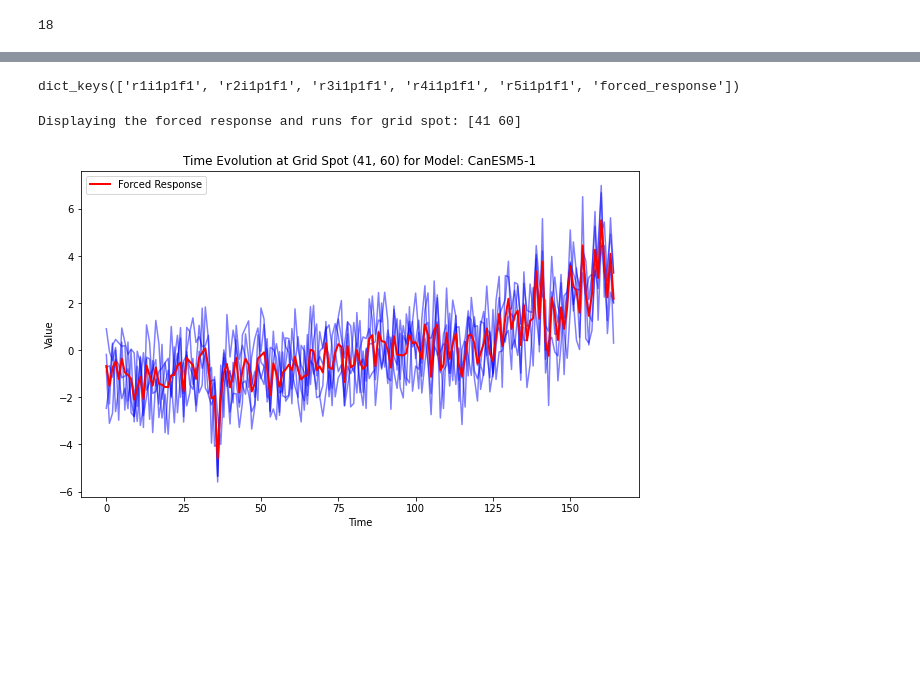
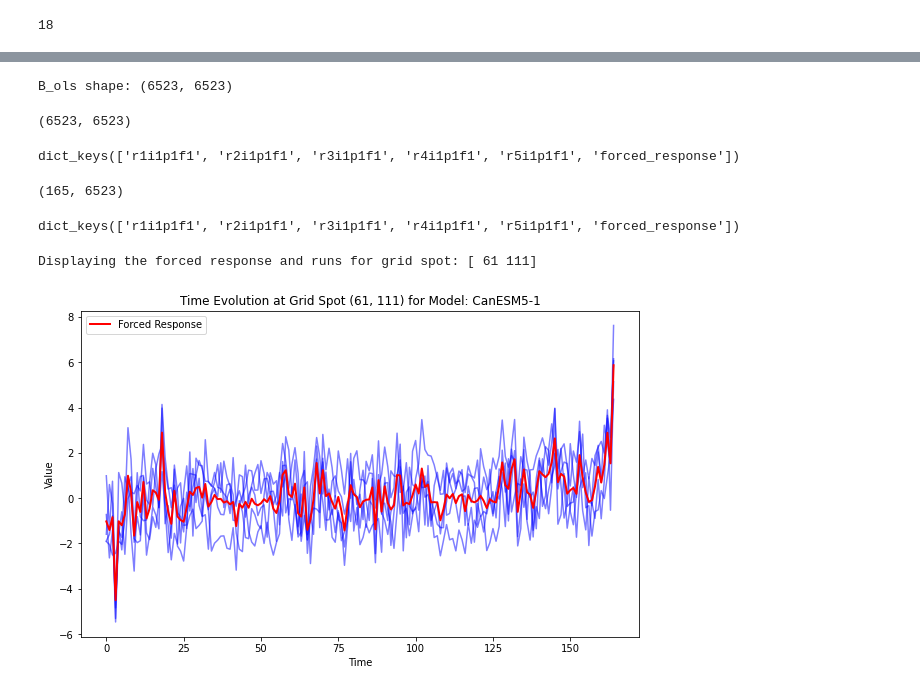
Before and after one commit to Victor2175/gm4cs-l, a Jupyter notebook: Reduced_rank_regression.ipynb, the cells around one changed output, grey strips where cells are left out. Saved outputs shown, nothing was run; the diff lists cells and outputs as text; code cells hidden in the pictures; blank space fills up the shorter version.

Commit message:
Reduced Rank Regression works with the normalization

```diff
--- a/Reduced_rank_regression.ipynb
+++ b/Reduced_rank_regression.ipynb
@@ -87,31 +109,50 @@ normalized_train_data, normalized_test_data, training_statistics, testing_statis
+# %%
+rank = 10 # Used as a starting point
+lambda_ = 1 # This will be optimized later
+Brr = reduced_rank_regression(X_full, Y_full, rank, lambda_)
+# %% [output]
+B_ols shape: (6523, 6523)
+# %%
+print(Brr.shape)
+# %% [output]
+(6523, 6523)
 # %%
 normalized_train_data.keys()
 first_model = normalized_train_data[list(normalized_train_data.keys())[0]]
 first_model.keys()
 # %% [output]
 dict_keys(['r1i1p1f1', 'r2i1p1f1', 'r3i1p1f1', 'r4i1p1f1', 'r5i1p1f1', 'forced_response'])
+# %%
+first_model['r1i1p1f1'].shape # removing the NaNs works
+# %% [output]
+(165, 6523)
+# %%
+first_model_with_nans = normalized_train_data_with_nans[list(normalized_train_data_with_nans.keys())[0]]
+first_model_with_nans.keys()
+# %% [output]
+dict_keys(['r1i1p1f1', 'r2i1p1f1', 'r3i1p1f1', 'r4i1p1f1', 'r5i1p1f1', 'forced_response'])
 # %%
 valid_grid_spots = np.argwhere(~nan_mask)
 random_grid_spot = valid_grid_spots[random.randint(0, len(valid_grid_spots))]
 print(f"Displaying the forced response and runs for grid spot: {random_grid_spot}")
 
 # Data for each run (minus the forced response)
-time_series_data = {run : first_model[run].reshape(-1, 72, 144)[:, random_grid_spot[0], random_grid_spot[1]] for run in first_model if run != 'forced_response'}
+time_series_data = {run : first_model_with_nans[run].reshape(-1, 72, 144)[:, random_grid_spot[0], random_grid_spot[1]] for run in first_model_with_nans if run != 'forced_response'}
 # Data for the forced response
-forced_response_data = first_model['forced_response'].reshape(-1, 72, 144)[:, random_grid_spot[0], random_grid_spot[1]]
+forced_response_data = first_model_with_nans['forced_response'].reshape(-1, 72, 144)[:, random_grid_spot[0], random_grid_spot[1]]
 
 # Plot the time series data for all runs and the forced response
 plt.figure(figsize=(10, 6))
 for data in time_series_data.values():
     plt.plot(data, color='blue', alpha=0.5)
 plt.plot(forced_response_data, color='red', label='Forced Response', linewidth=2)
 plt.title(f'Time Evolution at Grid Spot ({random_grid_spot[0]}, {random_grid_spot[1]}) for Model: {example_model}')
 plt.xlabel('Time') # Need to change this
 plt.ylabel('Value')
 # plt.ylim(-2,4)
 plt.legend()
 plt.show()
 # %% [output]
-Displaying the forced response and runs for grid spot: [41 60]
+Displaying the forced response and runs for grid spot: [ 61 111]
-[figure, old version]
+[figure, new version]
 # %%
```
Also changed, not shown: parts of 18 cells of this notebook, 1 other file.
